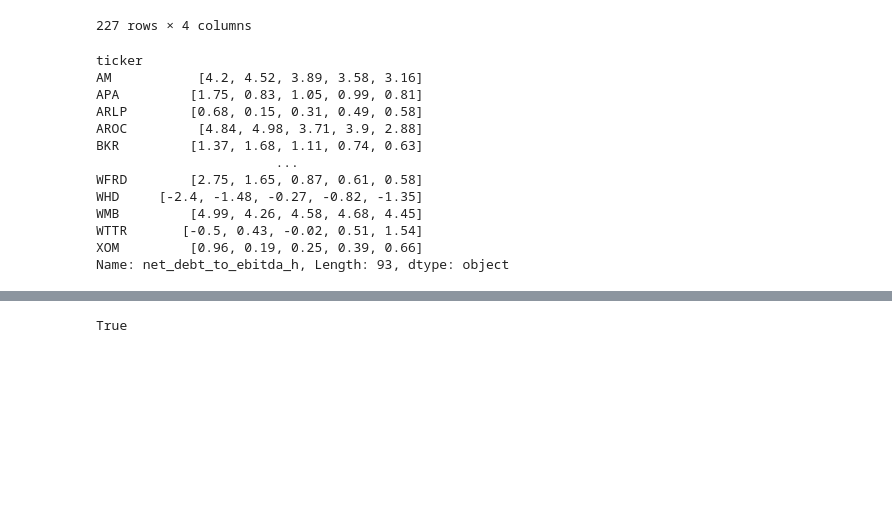
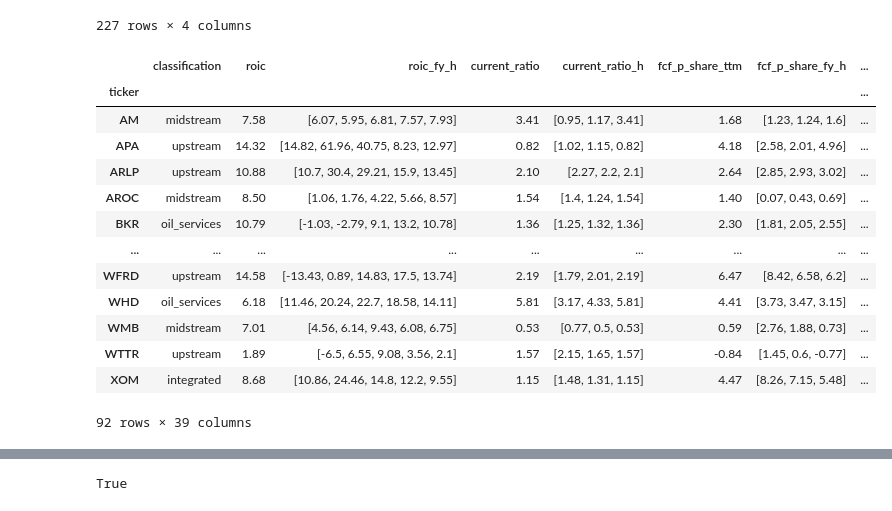
Before and after one commit to halfonso03/Stock-screener, a Jupyter notebook: energy_analysis.ipynb, the cells around one changed output, grey strips where cells are left out. Drawn from its saved outputs; the diff is of its cells as text; code cells hidden in the pictures; blank space fills up the shorter version.

```diff
--- a/energy_analysis.ipynb
+++ b/energy_analysis.ipynb
@@ -767,18 +767,19 @@ def get_formatted_data(sector_df, trace = False):
     return df_2, dict_2
 # %%
 df_3, dict_3 = get_formatted_data(energy, False)
-df_3['net_debt_to_ebitda_h']
+df_3
 # %% [output]
+|  | classification | roic | roic_fy_h | current_ratio | current_ratio_h | fcf_p_share_ttm | fcf_p_share_fy_h | ... |
+| ticker |  |  |  |  |  |  |  | ... |
+| AM | midstream | 7.58 | [6.07, 5.95, 6.81, 7.57, 7.93] | 3.41 | [0.95, 1.17, 3.41] | 1.68 | [1.23, 1.24, 1.6] | ... |
+| APA | upstream | 14.32 | [14.82, 61.96, 40.75, 8.23, 12.97] | 0.82 | [1.02, 1.15, 0.82] | 4.18 | [2.58, 2.01, 4.96] | ... |
+| ARLP | upstream | 10.88 | [10.7, 30.4, 29.21, 15.9, 13.45] | 2.10 | [2.27, 2.2, 2.1] | 2.64 | [2.85, 2.93, 3.02] | ... |
+| AROC | midstream | 8.50 | [1.06, 1.76, 4.22, 5.66, 8.57] | 1.54 | [1.4, 1.24, 1.54] | 1.40 | [0.07, 0.43, 0.69] | ... |
+| BKR | oil_services | 10.79 | [-1.03, -2.79, 9.1, 13.2, 10.78] | 1.36 | [1.25, 1.32, 1.36] | 2.30 | [1.81, 2.05, 2.55] | ... |
+| ... | ... | ... | ... | ... | ... | ... | ... | ... |
+| WFRD | upstream | 14.58 | [-13.43, 0.89, 14.83, 17.5, 13.74] | 2.19 | [1.79, 2.01, 2.19] | 6.47 | [8.42, 6.58, 6.2] | ... |
+| WHD | oil_services | 6.18 | [11.46, 20.24, 22.7, 18.58, 14.11] | 5.81 | [3.17, 4.33, 5.81] | 4.41 | [3.73, 3.47, 3.15] | ... |
+| WMB | midstream | 7.01 | [4.56, 6.14, 9.43, 6.08, 6.75] | 0.53 | [0.77, 0.5, 0.53] | 0.59 | [2.76, 1.88, 0.73] | ... |
+| WTTR | upstream | 1.89 | [-6.5, 6.55, 9.08, 3.56, 2.1] | 1.57 | [2.15, 1.65, 1.57] | -0.84 | [1.45, 0.6, -0.77] | ... |
+| XOM | integrated | 8.68 | [10.86, 24.46, 14.8, 12.2, 9.55] | 1.15 | [1.48, 1.31, 1.15] | 4.47 | [8.26, 7.15, 5.48] | ... |
-ticker
-AM           [4.2, 4.52, 3.89, 3.58, 3.16]
-APA         [1.75, 0.83, 1.05, 0.99, 0.81]
-ARLP        [0.68, 0.15, 0.31, 0.49, 0.58]
-AROC         [4.84, 4.98, 3.71, 3.9, 2.88]
-BKR         [1.37, 1.68, 1.11, 0.74, 0.63]
-                       ...
-WFRD        [2.75, 1.65, 0.87, 0.61, 0.58]
-WHD     [-2.4, -1.48, -0.27, -0.82, -1.35]
-WMB         [4.99, 4.26, 4.58, 4.68, 4.45]
-WTTR       [-0.5, 0.43, -0.02, 0.51, 1.54]
-XOM         [0.96, 0.19, 0.25, 0.39, 0.66]
-Name: net_debt_to_ebitda_h, Length: 93, dtype: object
+92 rows × 39 columns
```
Also changed, not shown: parts of 8 cells of this notebook, 1 other file.
